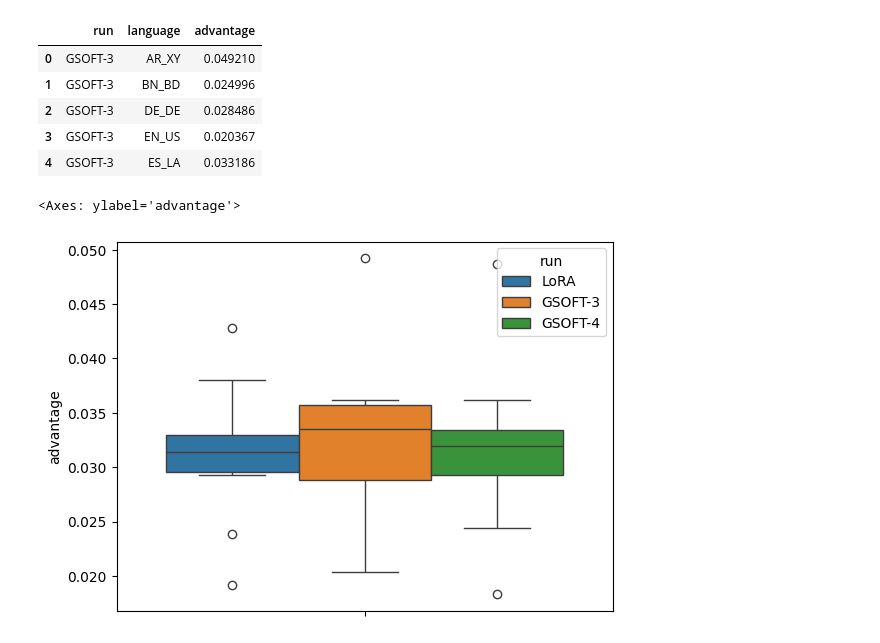
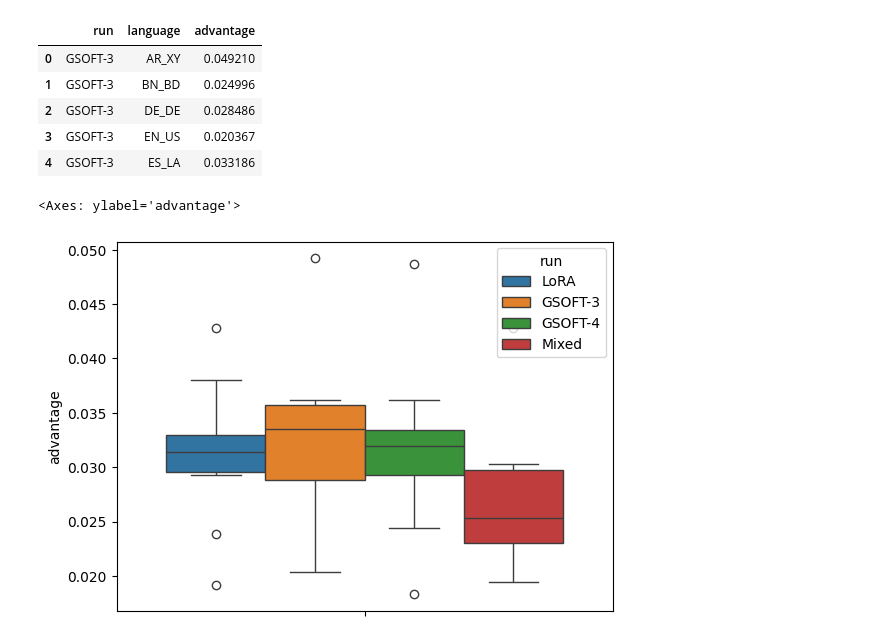
Before and after one commit to Bogachevv/OrthogonalFineTune, a Jupyter notebook: view_preds.ipynb, the cells around one changed output. Drawn from its saved outputs; the diff is of its cells as text; code cells hidden in the pictures.

Commit message:
MMMLU for Mixed-cfg0

```diff
--- a/view_preds.ipynb
+++ b/view_preds.ipynb
@@ -29,6 +29,7 @@ preds_path_ls = [
     ('Raw', 'EN_US',  r'C:\Users\Vladimir\PycharmProjects\OrthogonalFineTune\test_preds\Raw_0sh.bin'),
     ('GSOFT-3', 'EN_US',  r'C:\Users\Vladimir\PycharmProjects\OrthogonalFineTune\test_preds\GSOFT-cfg3_0sh.bin'),
     ('GSOFT-4', 'EN_US',  r'C:\Users\Vladimir\PycharmProjects\OrthogonalFineTune\test_preds\GSOFT-cfg4_0sh.bin'),
+    ('Mixed', 'EN_US',  r'C:\Users\Vladimir\PycharmProjects\OrthogonalFineTune\test_preds\Mixed-cfg0_0sh.bin'),
 ]
 
 langs = ('AR_XY', 'BN_BD', 'DE_DE', 'ES_LA', 'FR_FR', 'HI_IN', 'ID_ID', 'IT_IT', 'JA_JP', 'KO_KR', 'PT_BR')
@@ -52,6 +53,11 @@ preds_path_ls += [
     (f'GSOFT-4', lang, rf'C:\Users\Vladimir\PycharmProjects\OrthogonalFineTune\MMMLU\GSOFT-cfg4\{lang}.bin')
     for lang in langs
 ]
+
+preds_path_ls += [
+    (f'Mixed', lang, rf'C:\Users\Vladimir\PycharmProjects\OrthogonalFineTune\MMMLU\Mixed-cfg0\{lang}.bin')
+    for lang in langs
+]
 # %%
 preds_dfs = []
 
@@ -269,10 +275,10 @@ total_advantage.head()
 # %%
 sns.boxplot(
     data=total_advantage,
     y='advantage',
     hue='run',
-    hue_order=['LoRA', 'GSOFT-3', 'GSOFT-4']
+    hue_order=['LoRA', 'GSOFT-3', 'GSOFT-4', 'Mixed']
 )
 # %% [output]
 <Axes: ylabel='advantage'>
-[figure, old version]
+[figure, new version]
```
Also changed, not shown: parts of 6 cells of this notebook, 14 other files.
